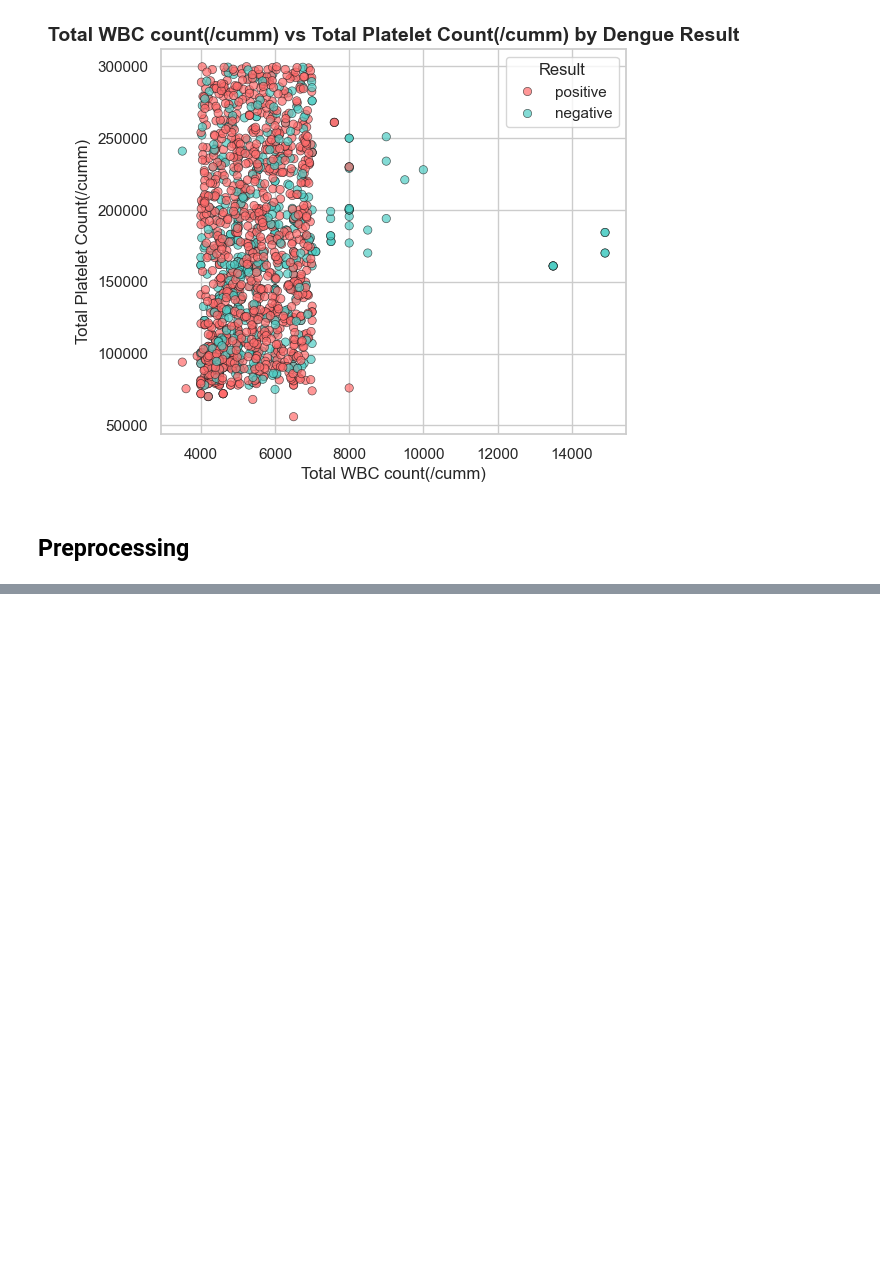
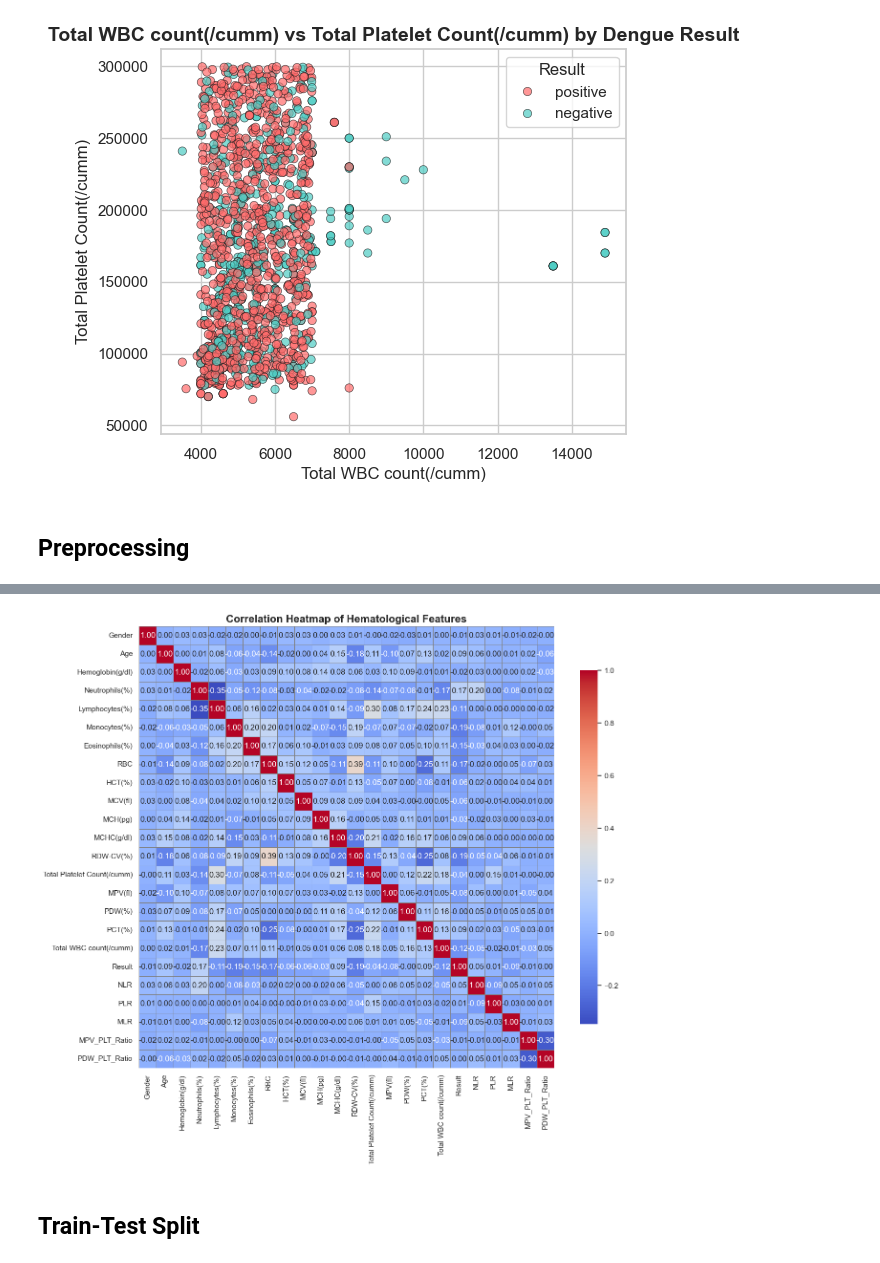
Before and after one commit to murad-02/Dengue_Fever, a Jupyter notebook: NotebookFile/main.ipynb, the cells around one changed output, grey strips where cells are left out. Cells and saved outputs as stored; diff of their text form; code cells hidden in the pictures; blank space fills up the shorter version.

```diff
--- a/NotebookFile/main.ipynb
+++ b/NotebookFile/main.ipynb
@@ -217,0 +356,14 @@ for f1, f2 in combinations(features, 2):
+# %%
+from sklearn.preprocessing import StandardScaler
+
+# Select numerical columns (exclude target)
+numeric_cols = df.select_dtypes(include=np.number).columns.drop('Result')
+
+# Initialize scaler
+scaler = StandardScaler()
+
+# Fit and transform the data
+df[numeric_cols] = scaler.fit_transform(df[numeric_cols])
+
+# Verify
+df[numeric_cols].head()
@@ -217,0 +379,6 @@ for f1, f2 in combinations(features, 2):
+# %%
+# Hematological ratios
+df['NLR'] = df['Neutrophils(%)'] / df['Lymphocytes(%)']
+df['PLR'] = df['Total Platelet Count(/cumm)'] / df['Lymphocytes(%)']
+df['MLR'] = df['Monocytes(%)'] / df['Lymphocytes(%)']
+df.head()
@@ -217,0 +393,4 @@ for f1, f2 in combinations(features, 2):
+# %%
+df['MPV_PLT_Ratio'] = df['MPV(fl)'] / df['Total Platelet Count(/cumm)']
+df['PDW_PLT_Ratio'] = df['PDW(%)'] / df['Total Platelet Count(/cumm)']
+df.head()
@@ -217,0 +415,16 @@ for f1, f2 in combinations(features, 2):
+# %%
+# Select numeric columns for correlation (exclude non-numeric like Gender if already encoded is fine)
+numeric_cols = df.select_dtypes(include=np.number).columns
+
+# Compute correlation matrix
+corr = df[numeric_cols].corr()
+
+# Plot heatmap
+plt.figure(figsize=(14,12))
+sns.heatmap(corr, annot=True, fmt=".2f", cmap='coolwarm', linewidths=0.5, linecolor='gray', cbar_kws={"shrink": 0.8})
+plt.title('Correlation Heatmap of Hematological Features', fontsize=16, weight='bold')
+plt.show()
+# %% [output]
+[figure, added]
+# %% [markdown]
+## Train-Test Split
```
Also changed, not shown: parts of 16 cells of this notebook.
